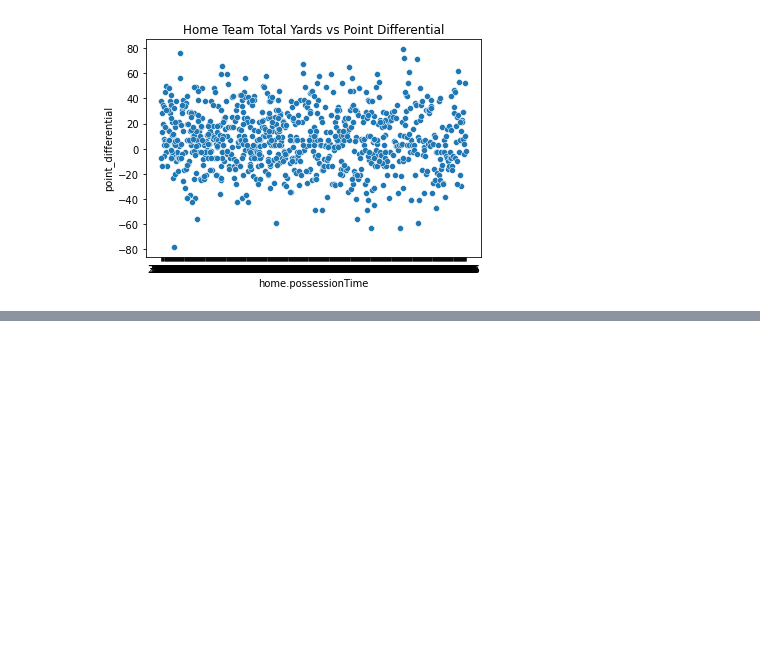
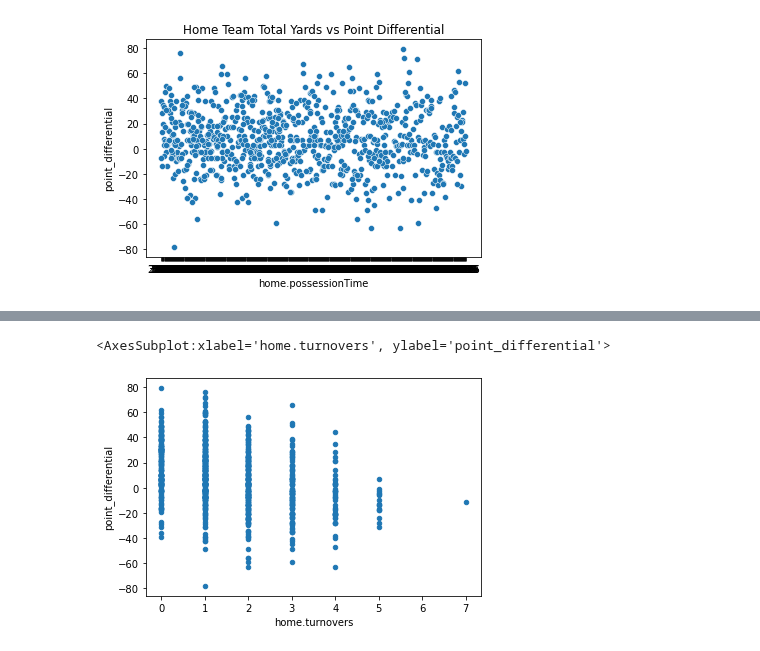
Before and after one commit to leenahk/collegefootball-f22, a Jupyter notebook: notebooks/Andrew Black.ipynb, the cells around one changed output, grey strips where cells are left out. Cells and saved outputs as stored; diff of their text form; code cells hidden in the pictures; blank space fills up the shorter version.

```diff
--- a/notebooks/Andrew Black.ipynb
+++ b/notebooks/Andrew Black.ipynb
@@ -43,0 +58,5 @@ combined_data.p
+# %%
+combined_data.plot.scatter(x="home.turnovers", y="point_differential")
+# %% [output]
+<AxesSubplot:xlabel='home.turnovers', ylabel='point_differential'>
+[figure, added]
```
Also changed, not shown: parts of 3 cells of this notebook.
